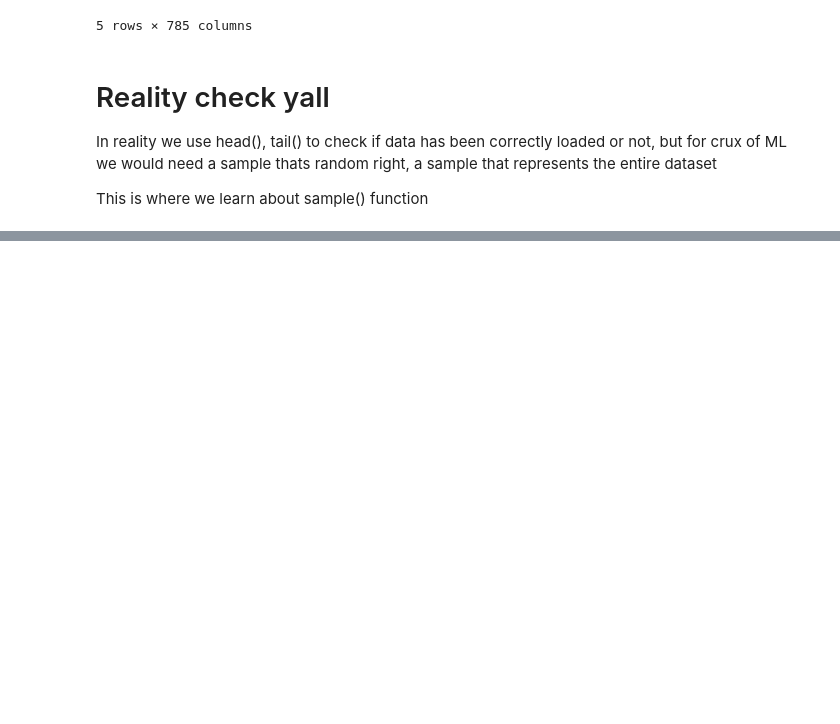
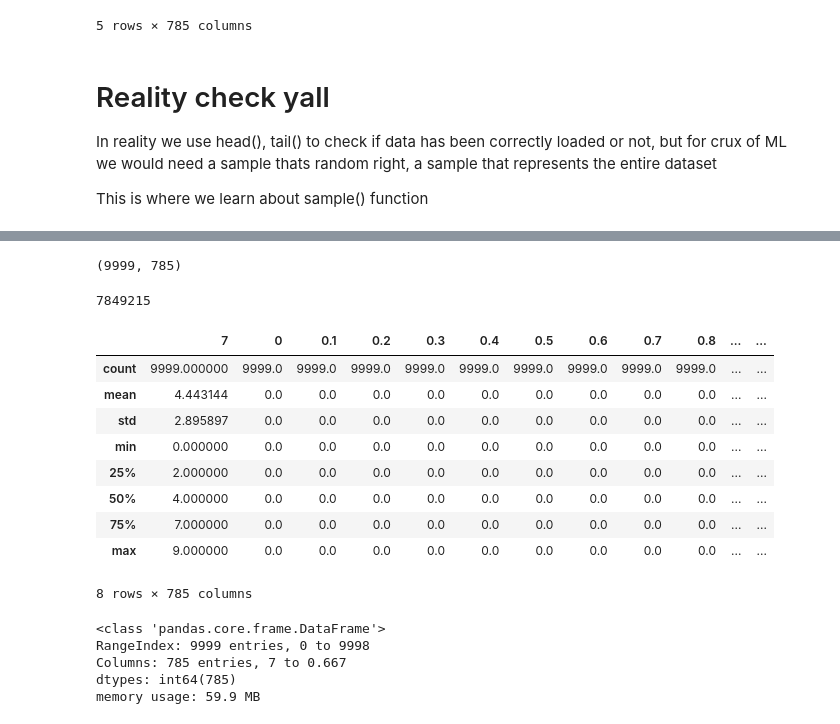
Before and after one commit to kedarvartak/Machine-Learning, a Jupyter notebook: Pandas1.ipynb, the cells around one changed output, grey strips where cells are left out. Drawn from its saved outputs; the diff is of its cells as text; code cells hidden in the pictures; blank space fills up the shorter version.

Commit message:
Learning pandas for ML

```diff
--- a/Pandas1.ipynb
+++ b/Pandas1.ipynb
@@ -66,0 +102,29 @@ mnist_data.sample() #default value is 1, specify value inside brackets to print
+# %%
+mnist_data.shape # (number of rows, number of columns)
+# %% [output]
+(9999, 785)
+# %%
+mnist_data.size # number of rows * number of columns
+# %% [output]
+7849215
+# %%
+mnist_data.describe() #shows common stats
+# %% [output]
+|  | 7 | 0 | 0.1 | 0.2 | 0.3 | 0.4 | 0.5 | 0.6 | 0.7 | 0.8 | ... | ... |
+| count | 9999.000000 | 9999.0 | 9999.0 | 9999.0 | 9999.0 | 9999.0 | 9999.0 | 9999.0 | 9999.0 | 9999.0 | ... | ... |
+| mean | 4.443144 | 0.0 | 0.0 | 0.0 | 0.0 | 0.0 | 0.0 | 0.0 | 0.0 | 0.0 | ... | ... |
+| std | 2.895897 | 0.0 | 0.0 | 0.0 | 0.0 | 0.0 | 0.0 | 0.0 | 0.0 | 0.0 | ... | ... |
+| min | 0.000000 | 0.0 | 0.0 | 0.0 | 0.0 | 0.0 | 0.0 | 0.0 | 0.0 | 0.0 | ... | ... |
+| 25% | 2.000000 | 0.0 | 0.0 | 0.0 | 0.0 | 0.0 | 0.0 | 0.0 | 0.0 | 0.0 | ... | ... |
+| 50% | 4.000000 | 0.0 | 0.0 | 0.0 | 0.0 | 0.0 | 0.0 | 0.0 | 0.0 | 0.0 | ... | ... |
+| 75% | 7.000000 | 0.0 | 0.0 | 0.0 | 0.0 | 0.0 | 0.0 | 0.0 | 0.0 | 0.0 | ... | ... |
+| max | 9.000000 | 0.0 | 0.0 | 0.0 | 0.0 | 0.0 | 0.0 | 0.0 | 0.0 | 0.0 | ... | ... |
+8 rows × 785 columns
+# %%
+mnist_data.info() #shows info of dataset
+# %% [output]
+<class 'pandas.core.frame.DataFrame'>
+RangeIndex: 9999 entries, 0 to 9998
+Columns: 785 entries, 7 to 0.667
+dtypes: int64(785)
+memory usage: 59.9 MB
```
Also changed, not shown: parts of 5 cells of this notebook.
